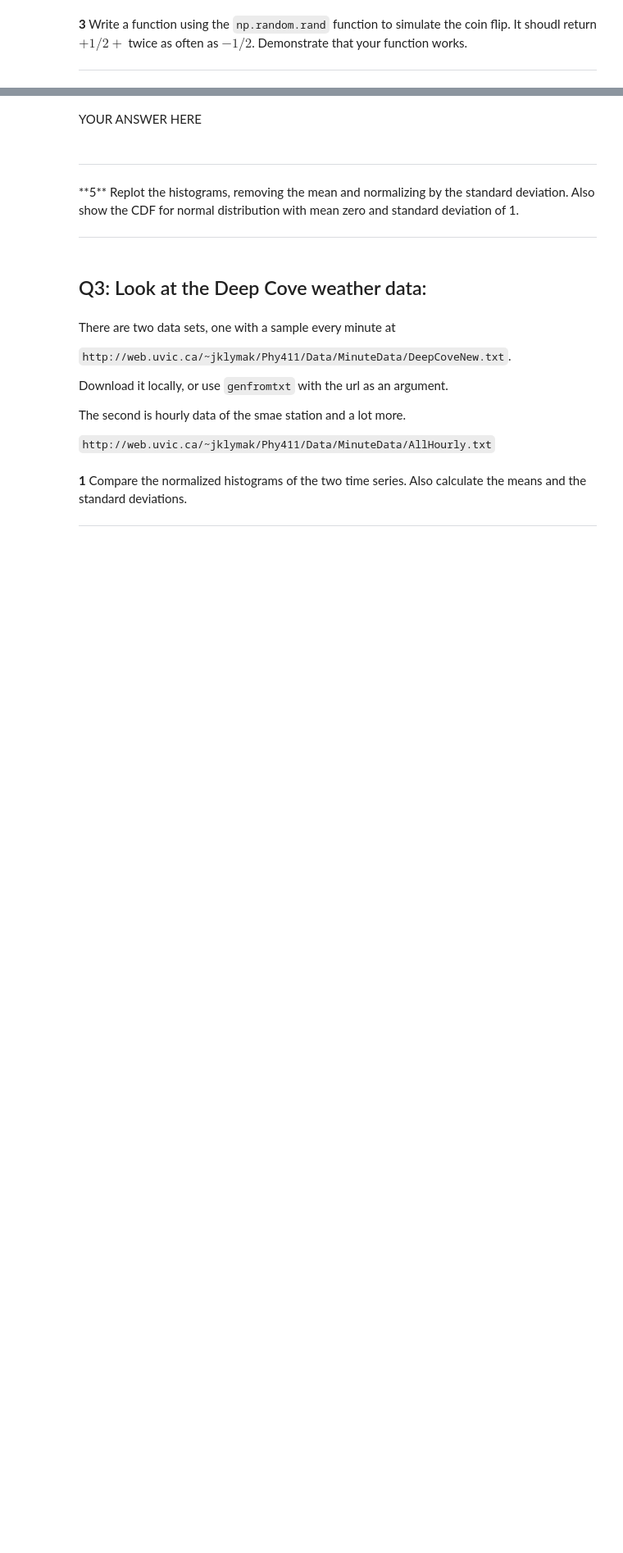
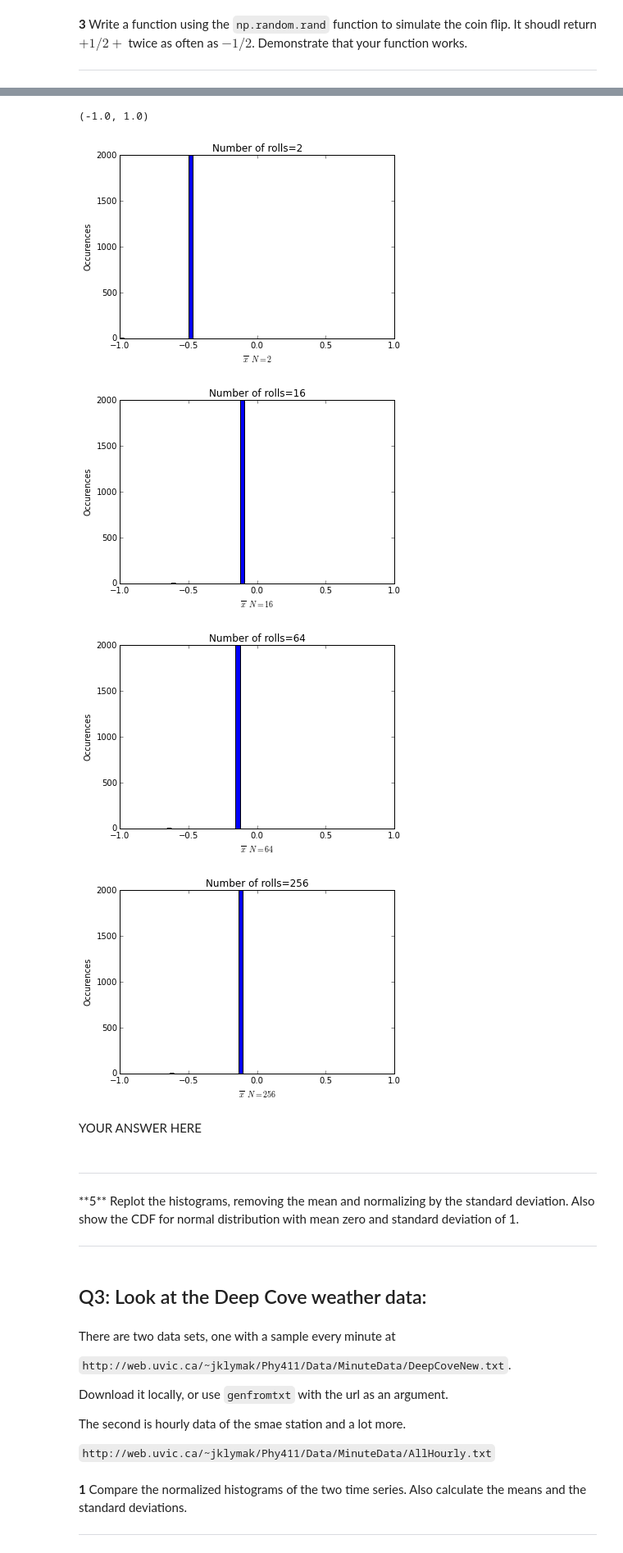
Before and after one commit to ingosh/Phy411Assignments, a Jupyter notebook: Assignment-01.ipynb, the cells around one changed output, grey strips where cells are left out. Shown: that part at 82% size. Cells and saved outputs as stored; diff of their text form; code cells hidden in the pictures; blank space fills up the shorter version.

```diff
--- a/Assignment-01.ipynb
+++ b/Assignment-01.ipynb
@@ -152,3 +181,41 @@ raise NotImplementedError()
+# %%
+# YOUR CODE HERE
+def coinMean(N, size, seeds):
+    mean = np.zeros(N)
+    for i in range(N):
+        xx = flipcoin(size, seeds)
+        mean[i] = np.mean(xx)
+    return mean
+Nexp = 2000
+seede = 589
+mean2 = coinMean(Nexp,2,seede)
+mean16 = coinMean(Nexp,16,seede)
+mean64 = coinMean(Nexp,64,seede)
+mean256 = coinMean(Nexp,256,seede)
+
+fig6=plt.figure();ax6=fig6.add_subplot(1,1,1);
+ax6.hist(mean2,30); ax6.set_title('Number of rolls=2')
+ax6.set_xlabel('$\overline{x}\ \ N=2$');ax6.set_ylabel('Occurences');ax6.set_xlim([-1.0,1.])
+
+fig7=plt.figure();ax7=fig7.add_subplot(1,1,1);
+ax7.hist(mean16,30); ax7.set_title('Number of rolls=16')
+ax7.set_xlabel('$\overline{x}\ \ N=16$');ax7.set_ylabel('Occurences');ax7.set_xlim([-1.0,1.])
+
+fig8=plt.figure();ax8=fig8.add_subplot(1,1,1);
+ax8.hist(mean64,30); ax8.set_title('Number of rolls=64')
+ax8.set_xlabel('$\overline{x}\ \ N=64$');ax8.set_ylabel('Occurences');ax8.set_xlim([-1.0,1.])
+
+fig9=plt.figure();ax9=fig9.add_subplot(1,1,1);
+ax9.hist(mean256,30); ax9.set_title('Number of rolls=256')
+ax9.set_xlabel('$\overline{x}\ \ N=256$');ax9.set_ylabel('Occurences');ax9.set_xlim([-1.0,1.])
+
+#raise NotImplementedError()
+# %% [output]
+(-1.0, 1.0)
+[figure, added]
+[figure, added]
+[figure, added]
+[figure, added]
 # %% [markdown]
 YOUR ANSWER HERE
 # %% [markdown]
```
Also changed, not shown: parts of 9 cells of this notebook.
